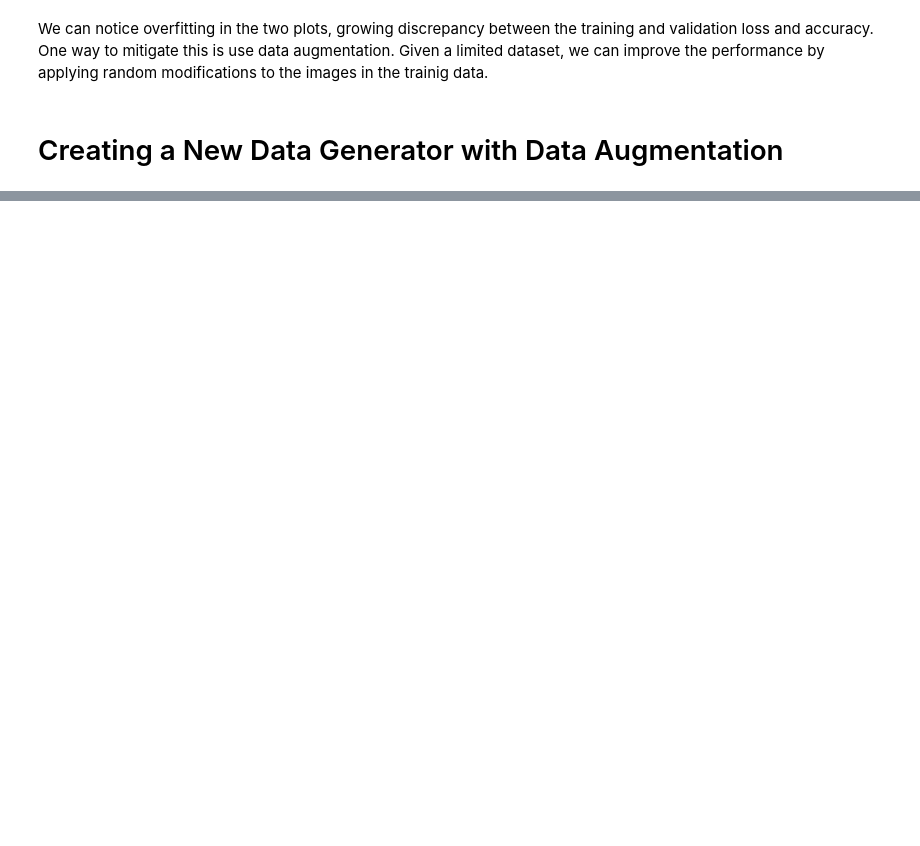
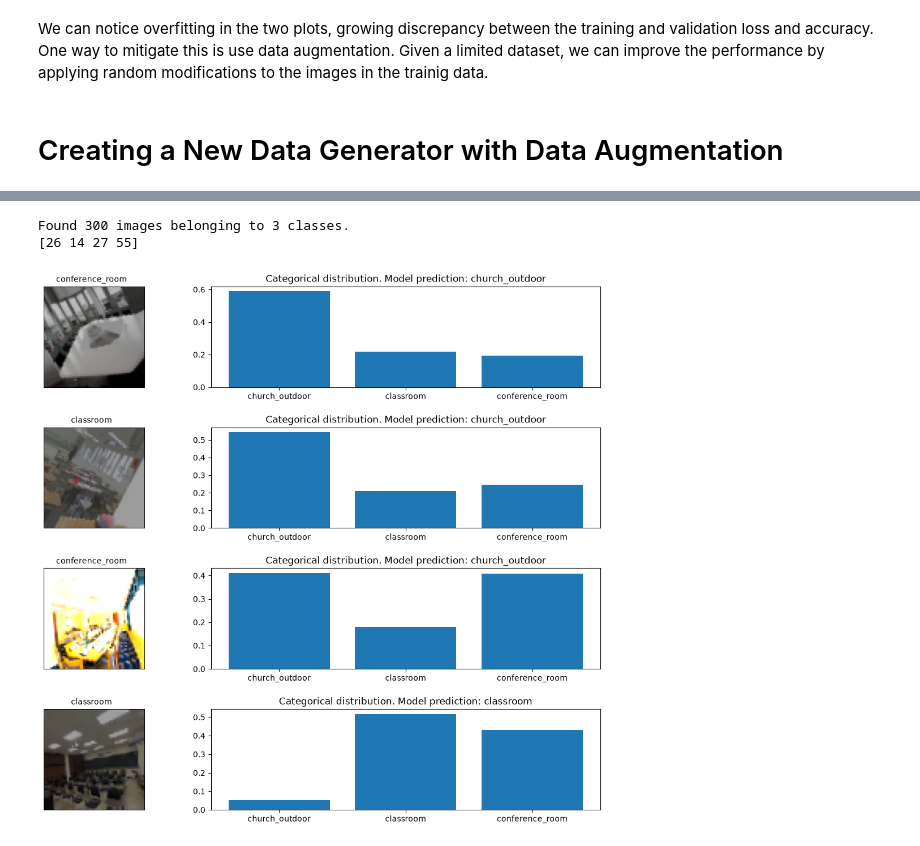
Before and after one commit to ramirezgrosas/tf2-image-data-pipelines-lsun-cifar100, a Jupyter notebook: tf2-image-data-pipelines-lsun-cifar100.ipynb, the cells around one changed output, grey strips where cells are left out. Saved outputs shown, nothing was run; the diff lists cells and outputs as text; code cells hidden in the pictures; blank space fills up the shorter version.

```diff
--- a/tf2-image-data-pipelines-lsun-cifar100.ipynb
+++ b/tf2-image-data-pipelines-lsun-cifar100.ipynb
@@ -205,0 +318,5 @@ We can notice overfitting in the two plots, growing discrepancy between the trai
+# %%
+num_batches= 3
+seed = 25
+test_generator = get_generator(image_gen_aug, test_dir, seed=seed)
+predictions = lsun_new_model.predict(test_generator, steps=num_batches)
@@ -205,0 +326,33 @@ We can notice overfitting in the two plots, growing discrepancy between the trai
+# %%
+
+test_generator = get_generator(image_gen_aug, test_dir, seed=seed)
+batches = []
+for i in range(num_batches):
+    batches.append(next(test_generator))
+
+batch_images = np.vstack([b[0] for b in batches])
+batch_labels = np.concatenate([b[1].astype(np.int32) for b in batches])
+
+# Randomly select images from the batch
+inx = np.random.choice(predictions.shape[0], 4, replace=False)
+print(inx)
+
+fig, axes = plt.subplots(4, 2, figsize=(16, 12))
+fig.subplots_adjust(hspace=0.4, wspace=-0.2)
+
+for n, i in enumerate(inx):
+    axes[n, 0].imshow(batch_images[i])
+    axes[n, 0].get_xaxis().set_visible(False)
+    axes[n, 0].get_yaxis().set_visible(False)
+    axes[n, 0].text(30., -3.5, lsun_classes[np.where(batch_labels[i] == 1.)[0][0]],
+                    horizontalalignment='center')
+    axes[n, 1].bar(np.arange(len(predictions[i])), predictions[i])
+    axes[n, 1].set_xticks(np.arange(len(predictions[i])))
+    axes[n, 1].set_xticklabels(lsun_classes)
+    axes[n, 1].set_title(f"Categorical distribution. Model prediction: {lsun_classes[np.argmax(predictions[i])]}")
+
+plt.show()
+# %% [output]
+Found 300 images belonging to 3 classes.
+[26 14 27 55]
+[figure, added]
```
Also changed, not shown: parts of 17 cells of this notebook, 2 other files.
